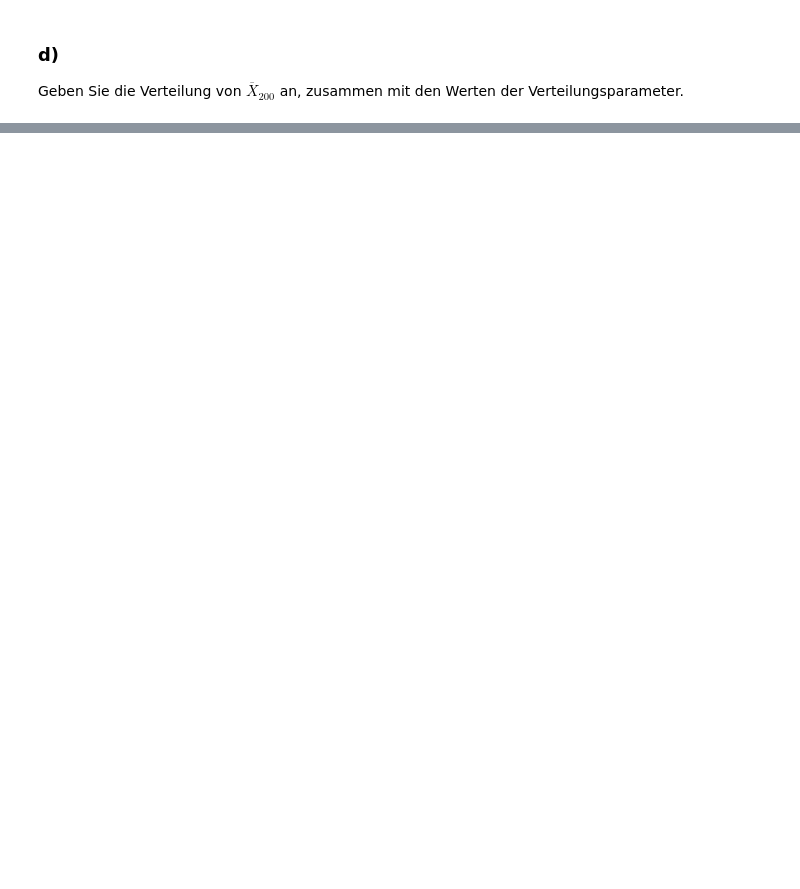
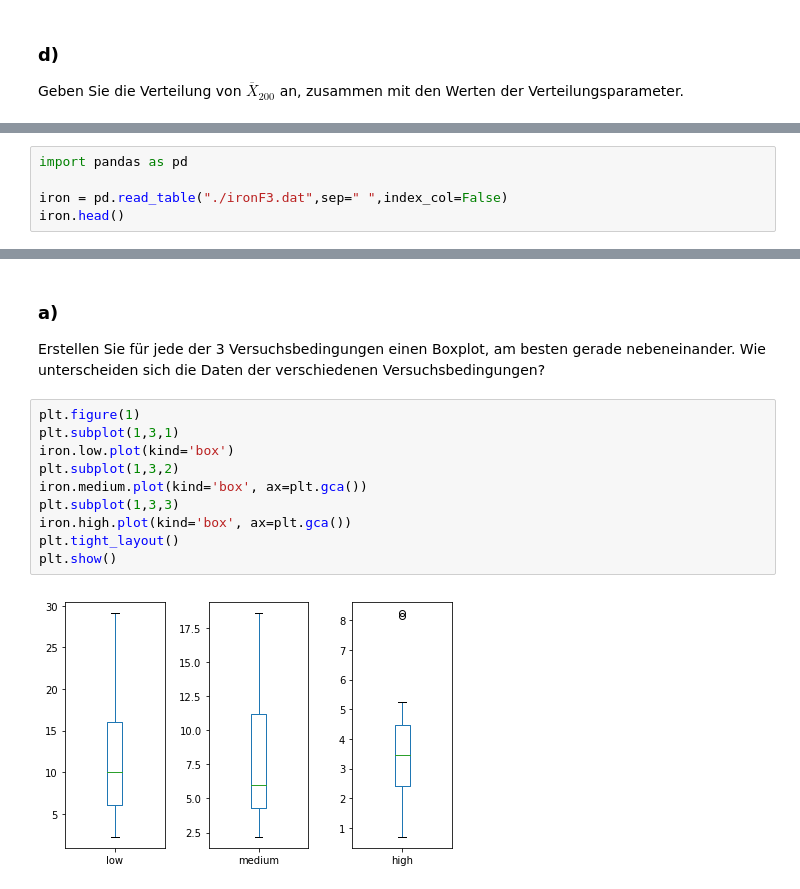
Before and after one commit to KilnOfTheSecondFlame/STAT_HS18_Exercises, a Jupyter notebook: 05_Exercise05/05_Exercie05.ipynb, the cells around one changed output, grey strips where cells are left out. Saved outputs shown, nothing was run; the diff lists cells and outputs as text; blank space fills up the shorter version.

```diff
--- a/05_Exercise05/05_Exercie05.ipynb
+++ b/05_Exercise05/05_Exercie05.ipynb
@@ -239,0 +249,5 @@ Geben Sie die Verteilung von $\overline{X}_{200}$ an, zusammen mit den Werten de
+# %%
+import pandas as pd
+
+iron = pd.read_table("./ironF3.dat",sep=" ",index_col=False)
+iron.head()
@@ -239,0 +261,15 @@ Geben Sie die Verteilung von $\overline{X}_{200}$ an, zusammen mit den Werten de
+# %% [markdown]
+### a)
+Erstellen Sie für jede der 3 Versuchsbedingungen einen Boxplot, am besten gerade nebeneinander. Wie unterscheiden sich die Daten der verschiedenen Versuchsbedingungen?
+# %%
+plt.figure(1)
+plt.subplot(1,3,1)
+iron.low.plot(kind='box')
+plt.subplot(1,3,2)
+iron.medium.plot(kind='box', ax=plt.gca())
+plt.subplot(1,3,3)
+iron.high.plot(kind='box', ax=plt.gca())
+plt.tight_layout()
+plt.show()
+# %% [output]
+[figure, added]
```
Also changed, not shown: parts of 9 cells of this notebook, 1 other file.
